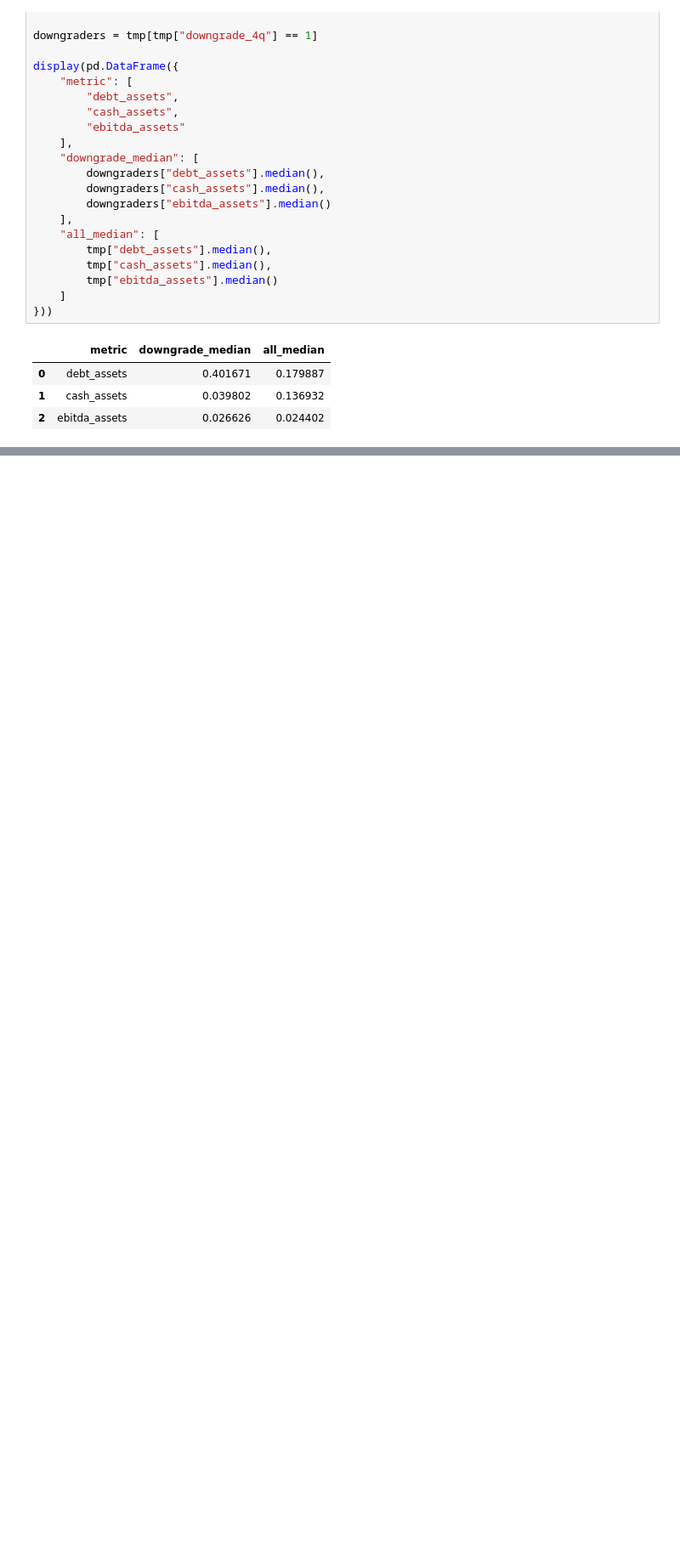
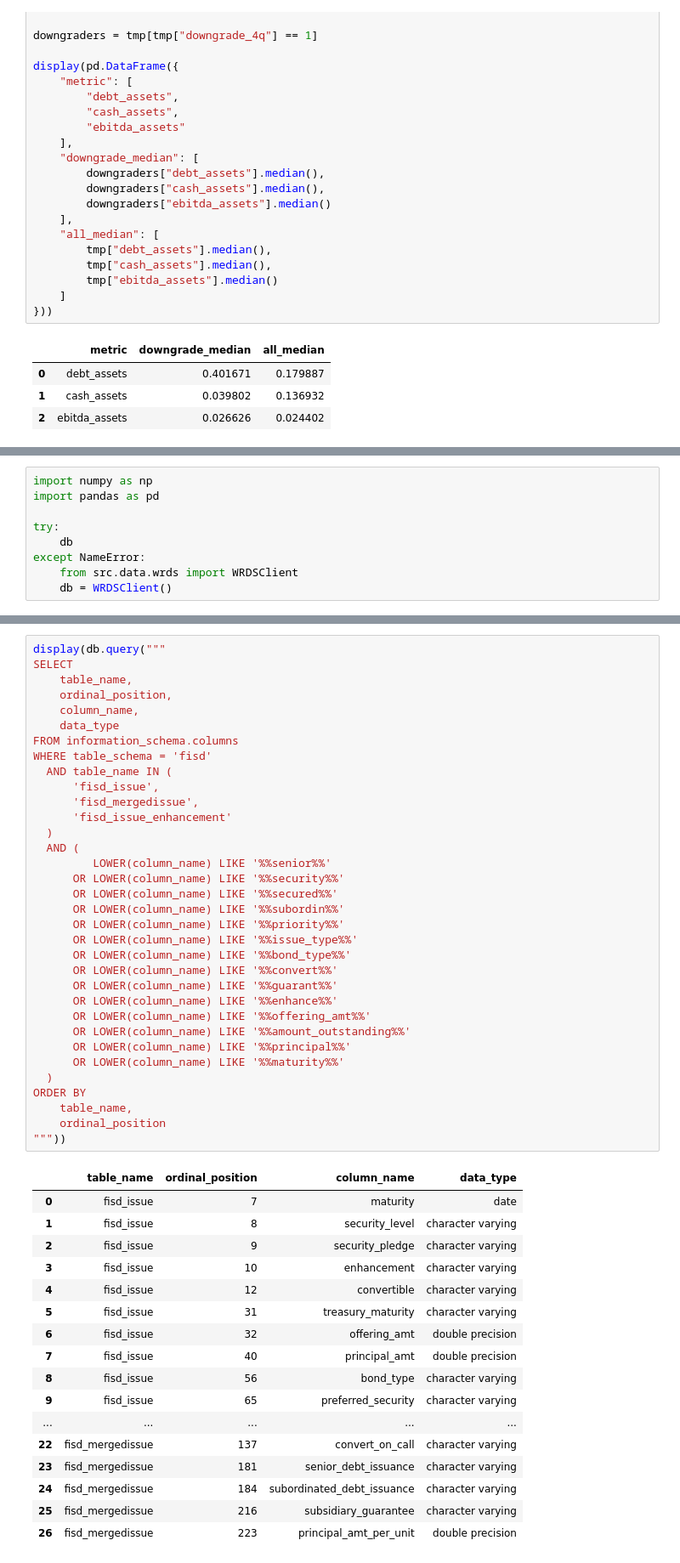
Before and after one commit to harshk2402/DynamicPD-CLO, a Jupyter notebook: test.ipynb, the cells around one changed output, grey strips where cells are left out. Shown at 85% size. Saved outputs shown, nothing was run; the diff lists cells and outputs as text; blank space fills up the shorter version.

Commit message:
Finished raw data pipelines

```diff
--- a/test.ipynb
+++ b/test.ipynb
@@ -2152,0 +2208,9 @@ display(pd.DataFrame({
+# %%
+import numpy as np
+import pandas as pd
+
+try:
+    db
+except NameError:
+    from src.data.wrds import WRDSClient
+    db = WRDSClient()
@@ -2152,0 +2614,52 @@ display(pd.DataFrame({
+# %%
+display(db.query("""
+SELECT
+    table_name,
+    ordinal_position,
+    column_name,
+    data_type
+FROM information_schema.columns
+WHERE table_schema = 'fisd'
+  AND table_name IN (
+      'fisd_issue',
+      'fisd_mergedissue',
+      'fisd_issue_enhancement'
+  )
+  AND (
+         LOWER(column_name) LIKE '%%senior%%'
+      OR LOWER(column_name) LIKE '%%security%%'
+      OR LOWER(column_name) LIKE '%%secured%%'
+      OR LOWER(column_name) LIKE '%%subordin%%'
+      OR LOWER(column_name) LIKE '%%priority%%'
+      OR LOWER(column_name) LIKE '%%issue_type%%'
+      OR LOWER(column_name) LIKE '%%bond_type%%'
+      OR LOWER(column_name) LIKE '%%convert%%'
+      OR LOWER(column_name) LIKE '%%guarant%%'
+      OR LOWER(column_name) LIKE '%%enhance%%'
+      OR LOWER(column_name) LIKE '%%offering_amt%%'
+      OR LOWER(column_name) LIKE '%%amount_outstanding%%'
+      OR LOWER(column_name) LIKE '%%principal%%'
+      OR LOWER(column_name) LIKE '%%maturity%%'
+  )
+ORDER BY
+    table_name,
+    ordinal_position
+"""))
+# %% [output]
+|  | table_name | ordinal_position | column_name | data_type |
+| 0 | fisd_issue | 7 | maturity | date |
+| 1 | fisd_issue | 8 | security_level | character varying |
+| 2 | fisd_issue | 9 | security_pledge | character varying |
+| 3 | fisd_issue | 10 | enhancement | character varying |
+| 4 | fisd_issue | 12 | convertible | character varying |
+| 5 | fisd_issue | 31 | treasury_maturity | character varying |
+| 6 | fisd_issue | 32 | offering_amt | double precision |
+| 7 | fisd_issue | 40 | principal_amt | double precision |
+| 8 | fisd_issue | 56 | bond_type | character varying |
+| 9 | fisd_issue | 65 | preferred_security | character varying |
+| ... | ... | ... | ... | ... |
+| 22 | fisd_mergedissue | 137 | convert_on_call | character varying |
+| 23 | fisd_mergedissue | 181 | senior_debt_issuance | character varying |
+| 24 | fisd_mergedissue | 184 | subordinated_debt_issuance | character varying |
+| 25 | fisd_mergedissue | 216 | subsidiary_guarantee | character varying |
+| 26 | fisd_mergedissue | 223 | principal_amt_per_unit | double precision |
```
Also changed, not shown: parts of 28 cells of this notebook, 8 other files.
